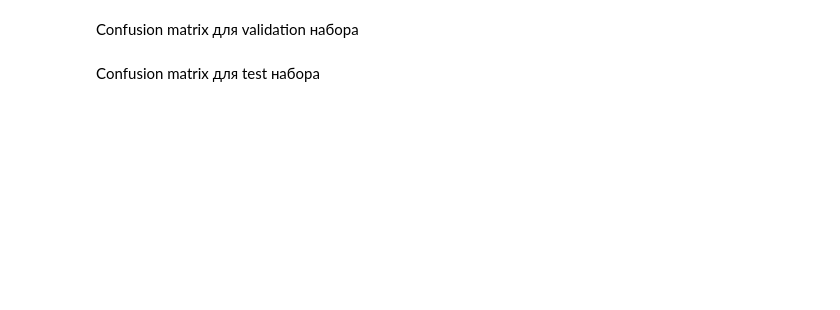
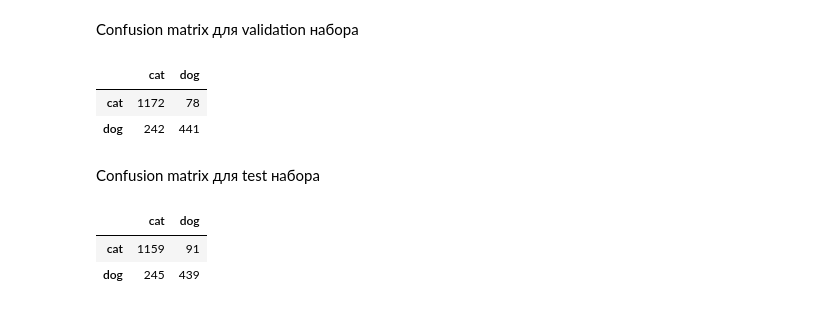
Before and after one commit to Fierce-Eagle/Test_Task, a Jupyter notebook: Cats_vs_Dogs.ipynb, the cells around one changed output. Drawn from its saved outputs; the diff is of its cells as text; code cells hidden in the pictures; blank space fills up the shorter version.

```diff
--- a/Cats_vs_Dogs.ipynb
+++ b/Cats_vs_Dogs.ipynb
@@ -131,5 +129,9 @@ Iteration 240, loss = 0.4148 acc = 0.8125
 # %% [markdown]
 Работа с test набором
+# %%
+from train import test_model
+
+y_pred_test = test_model(model=best_model, loader_test=test_loader, device=device)
 # %% [markdown]
 ##Оценка качества и вывод графиков
 Оценка качества будет производиться по метрике f1.
@@ -144,0 +138,16 @@ ValueError: ignored
+# %%
+import sklearn.metrics as metrics
+import numpy as np
+
+y_true_test = x_test['label']
+
+y_predict_test = []
+for y_pred in y_pred_test:
+    y_predict_test.append('cat' if y_pred == 0 else 'dog')
+Y_predict_test = np.array(y_predict_test).reshape(-1)
+
+result_cats = metrics.f1_score(y_true_test, Y_predict_test, pos_label="cat")
+result_dogs = metrics.f1_score(y_true_test, Y_predict_test, pos_label="dog")
+
+print("Оценка качества F1 (коты):", result_cats)
+print("Оценка качества F1 (собаки):", result_dogs)
@@ -161,13 +175,35 @@ Confusion matrix для validation набора
 # %%
 from sklearn.metrics import confusion_matrix
 import pandas as pd
 
-conf_matrix_valid = confusion_matrix(y_valid, y_pred_valid)
+y_valid = x_valid['label']
+
+y_predict_valid = []
+for y_pred in y_pred_valid:
+    y_predict_valid.append('cat' if y_pred == 0 else 'dog')
+y_predict_valid = np.array(y_predict_valid)
+
+conf_matrix_valid = confusion_matrix(y_valid, y_predict_valid)
 conf_matrix_labels_valid = pd.DataFrame(conf_matrix_valid, columns = ['cat', 'dog'], index = ['cat', 'dog'])
 conf_matrix_labels_valid
+# %% [output]
+|  | cat | dog |
+| cat | 1172 | 78 |
+| dog | 242 | 441 |
 # %% [markdown]
 Сonfusion matrix для test набора
 # %%
-conf_matrix_test = confusion_matrix(y_test, y_pred_test)
+y_test = x_test['label']
+
+y_predict_test = []
+for y_pred in y_pred_test:
+    y_predict_test.append('cat' if y_pred == 0 else 'dog')
+y_predict_test = np.array(y_predict_test)
+
+conf_matrix_test = confusion_matrix(y_test, y_predict_test)
 conf_matrix_labels_test = pd.DataFrame(conf_matrix_test, columns = ['cat', 'dog'], index = ['cat', 'dog'])
 conf_matrix_labels_test
+# %% [output]
+|  | cat | dog |
+| cat | 1159 | 91 |
+| dog | 245 | 439 |
```
Also changed, not shown: parts of 7 cells of this notebook, 1 other file.
